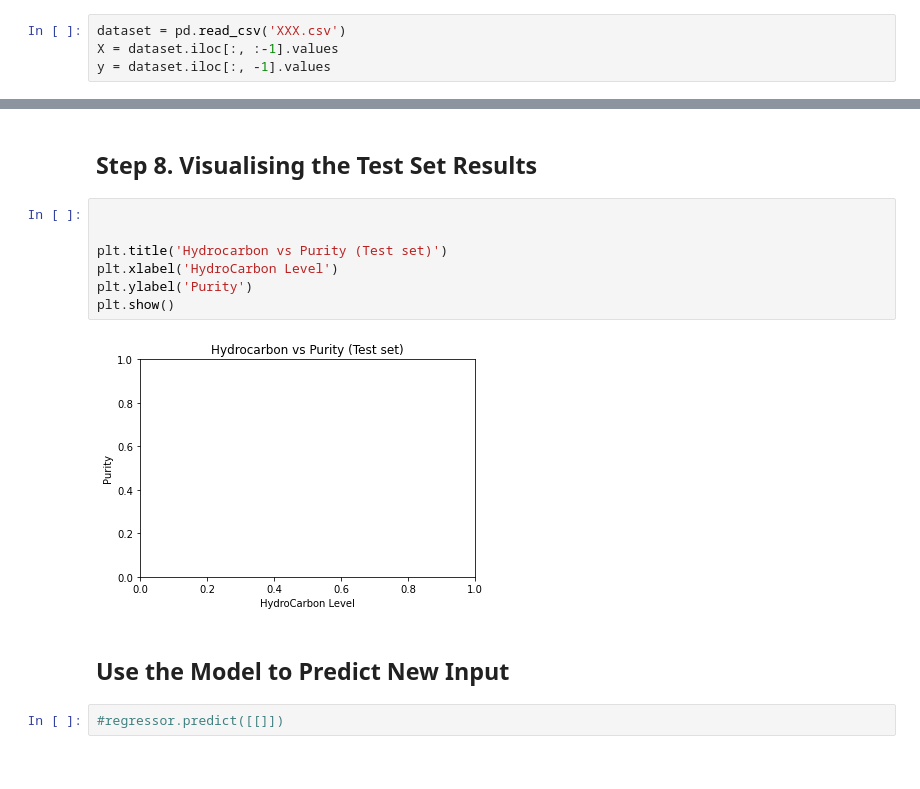
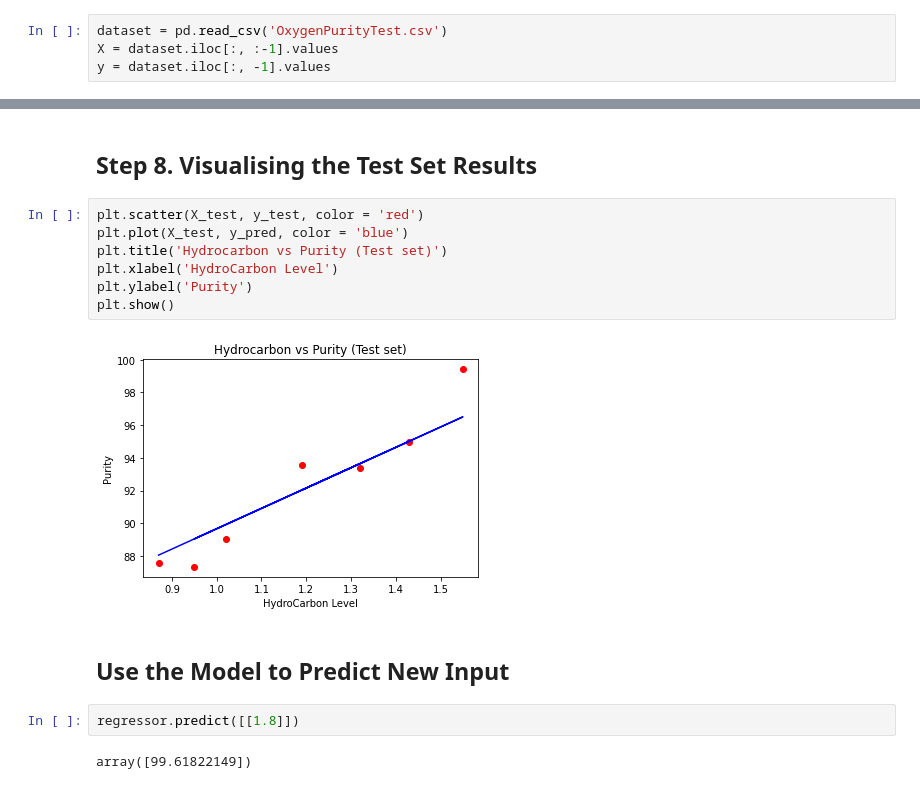
Before and after one commit to jtsang02/MANU-465, a Jupyter notebook: Practice Examples/02 Oxygen Purity/Oxygen Purity Model Template.ipynb, the cells around one changed output, grey strips where cells are left out. Saved outputs shown, nothing was run; the diff lists cells and outputs as text.

```diff
--- a/Practice Examples/02 Oxygen Purity/Oxygen Purity Model Template.ipynb
+++ b/Practice Examples/02 Oxygen Purity/Oxygen Purity Model Template.ipynb
@@ -13,6 +13,6 @@ import pandas as pd
 # %% [markdown]
 ## Step 2. Importing the Data and Checking
 # %%
-dataset = pd.read_csv('XXX.csv')
+dataset = pd.read_csv('OxygenPurityTest.csv')
 X = dataset.iloc[:, :-1].values
 y = dataset.iloc[:, -1].values
@@ -53,15 +80,17 @@ y_pred = regressor.predict(X_test)
 # %% [markdown]
 ## Step 8. Visualising the Test Set Results
 # %%
-
-
+plt.scatter(X_test, y_test, color = 'red')
+plt.plot(X_test, y_pred, color = 'blue')
 plt.title('Hydrocarbon vs Purity (Test set)')
 plt.xlabel('HydroCarbon Level')
 plt.ylabel('Purity')
 plt.show()
 # %% [output]
-[figure, old version]
+[figure, new version]
 # %% [markdown]
 ## Use the Model to Predict New Input
-# %%
-#regressor.predict([[]])
+# %%
+regressor.predict([[1.8]])
+# %% [output]
+array([99.61822149])
```
Also changed, not shown: parts of 5 cells of this notebook, 2 other files.
